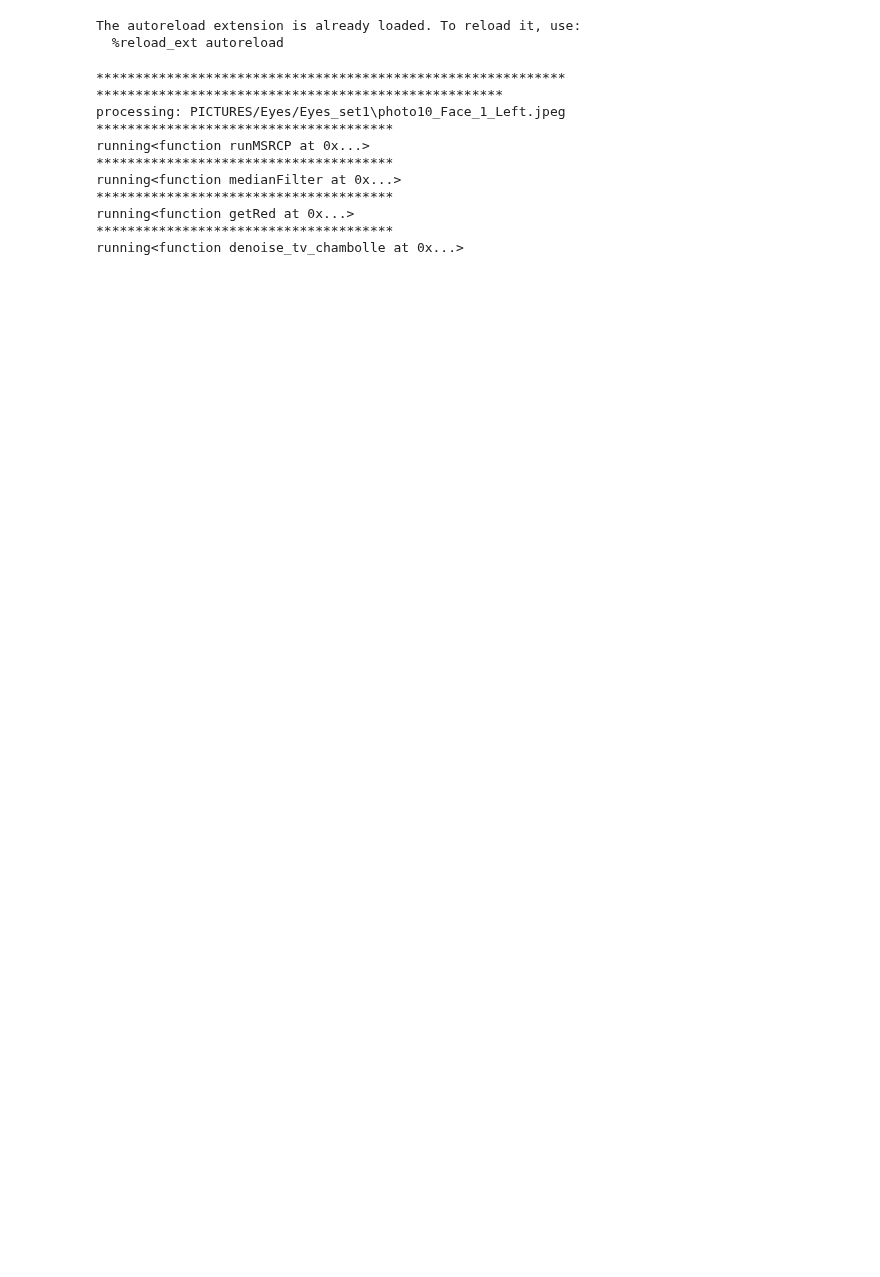
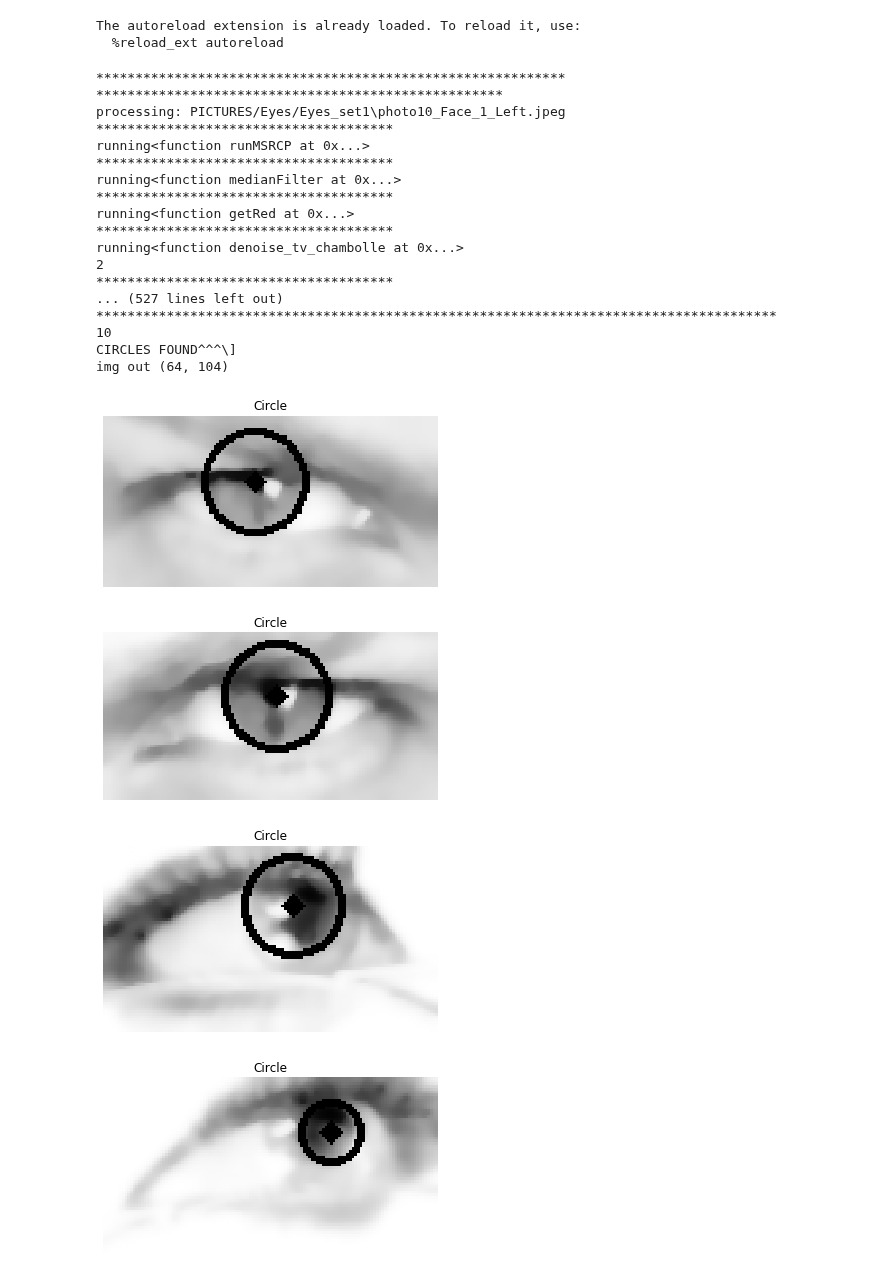
Before and after one commit to nielsr2/P3-G306, a Jupyter notebook: STRUCTURE/NOTEBOOKS/ZhaoBatch.ipynb, the cells around one changed output. Saved outputs shown, nothing was run; the diff lists cells and outputs as text; code cells hidden in the pictures; blank space fills up the shorter version.

```diff
--- a/STRUCTURE/NOTEBOOKS/ZhaoBatch.ipynb
+++ b/STRUCTURE/NOTEBOOKS/ZhaoBatch.ipynb
@@ -20,33 +20,45 @@ from M3 import m3F, m3HoughCircle, m3Batch, m3Denoising, m3Pre, m3Show, retinexR
 # sys.path.append('../M3')
 
 # **********************************************************************
 # exampe of input
 '''
 fArray = {function1: {"inputImg": "ignorethis", "param1": "blalbal1"},
           function2: {"inputImg": "ignorethis", "param2": "blalbal2"}}
 '''
 # **********************************************************************
 # fArray = {m3Face.findEyes: {"image": "ignorethis"},
 #           m3HoughCircle.findCircle: {"image": "ignorethis"}}
 fArray = {
     # m3Show.imshow: {"inputImg": "ignorethis", "title": "input img"},
-    retinexRunnable.runMSRCP: {"inputImg": "ignorethis", "show": False},
+    #retinexRunnable.runSSR: {"inputImg": "ignorethis", "sigma": 0,"show": False},
+    retinexRunnable.runMSRCP: {"inputImg": "ignorethis","show": False},
     m3MedianFilter.medianFilter: {"inputImg": "ignorethis", "show": False},
     m3F.getRed: {"inputImg": "ignorethis", "show": False},
-    m3tv.denoise_tv_chambolle: {"inputImg": "ignorethis", "weight": 0.1,"eps": 0.0002,"n_iter_max": 200, "multichannel": True, "show": True},
-    # m3HoughCircle.findCircleSimple: {"inputImg": "ignorethis", "show": True}
+    m3tv.denoise_tv_chambolle: {"inputImg": "ignorethis", "weight": 0.1,"eps": 0.0002,"n_iter_max": 200, "multichannel": False, "show": False},
+    m3HoughCircle.findCircleSimple: {"inputImg": "ignorethis", "show": True}
     }
 
 
 m3Batch.batchProcess("PICTURES/Eyes/Eyes_set1/", fArray, False)
 # %% [output]
 ************************************************************            ****************************************************
 processing: PICTURES/Eyes/Eyes_set1\photo10_Face_1_Left.jpeg
 **************************************
 running<function runMSRCP at 0x...>
 **************************************
 running<function medianFilter at 0x...>
 **************************************
 running<function getRed at 0x...>
 **************************************
 running<function denoise_tv_chambolle at 0x...>
+2
+**************************************
+... (527 lines left out)
+***************************************************************************************
+10
+CIRCLES FOUND^^^\]
+img out (64, 104)
+[figure, added]
+[figure, added]
+[figure, added]
+[figure, added]
```
Also changed, not shown: parts of 1 cell of this notebook, 2 other files.
